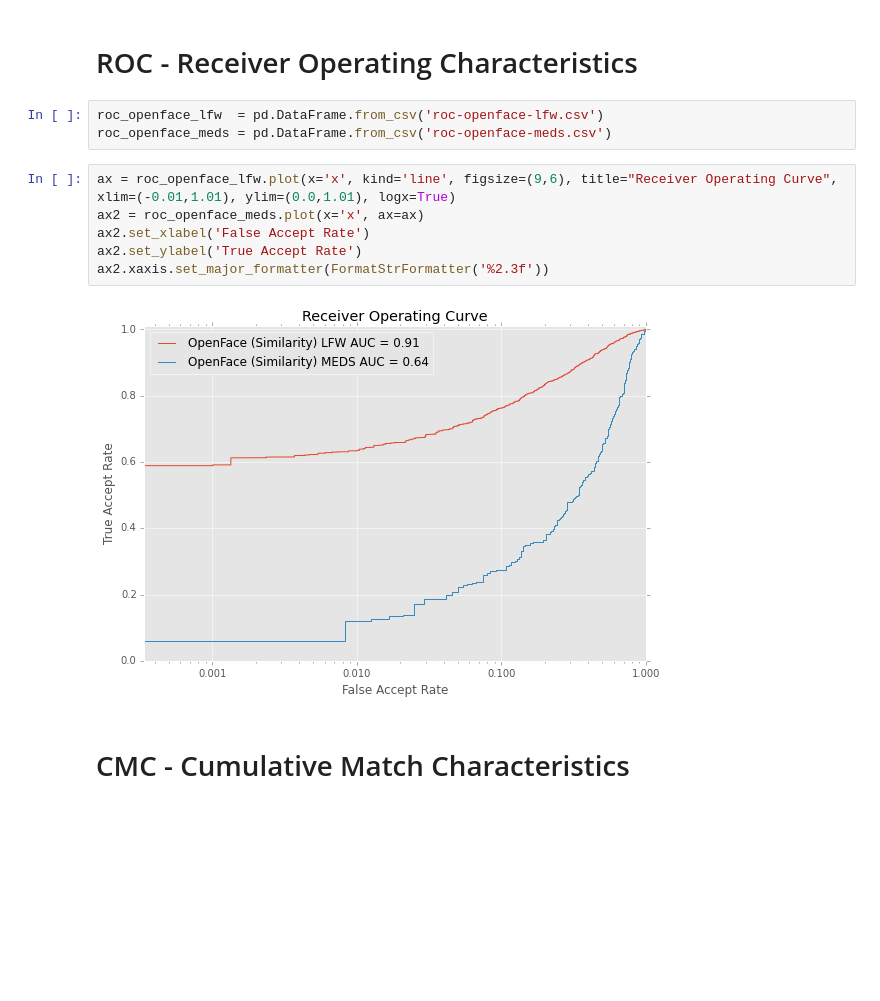
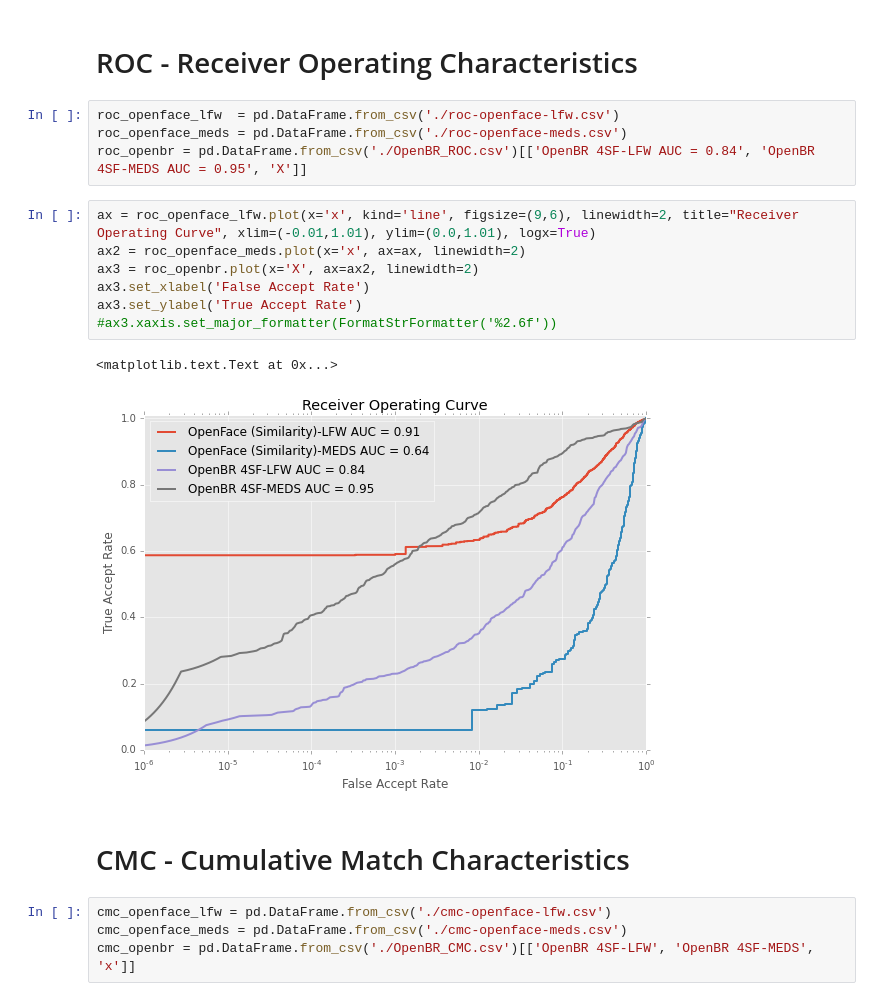
Before and after one commit to clemme/biometricsystems2016-frs, a Jupyter notebook: evaluation/OpenFace-OpenBR_Evaluation.ipynb, the cells around one changed output. Saved outputs shown, nothing was run; the diff lists cells and outputs as text; blank space fills up the shorter version.

```diff
--- a/evaluation/OpenFace-OpenBR_Evaluation.ipynb
+++ b/evaluation/OpenFace-OpenBR_Evaluation.ipynb
@@ -17,15 +17,22 @@ matplotlib.style.use('ggplot')
 # %% [markdown]
 # ROC - Receiver Operating Characteristics
 # %%
-roc_openface_lfw  = pd.DataFrame.from_csv('roc-openface-lfw.csv')
-roc_openface_meds = pd.DataFrame.from_csv('roc-openface-meds.csv')
+roc_openface_lfw  = pd.DataFrame.from_csv('./roc-openface-lfw.csv')
+roc_openface_meds = pd.DataFrame.from_csv('./roc-openface-meds.csv')
+roc_openbr = pd.DataFrame.from_csv('./OpenBR_ROC.csv')[['OpenBR 4SF-LFW AUC = 0.84', 'OpenBR 4SF-MEDS AUC = 0.95', 'X']]
 # %%
-ax = roc_openface_lfw.plot(x='x', kind='line', figsize=(9,6), title="Receiver Operating Curve", xlim=(-0.01,1.01), ylim=(0.0,1.01), logx=True)
-ax2 = roc_openface_meds.plot(x='x', ax=ax)
-ax2.set_xlabel('False Accept Rate')
-ax2.set_ylabel('True Accept Rate')
-ax2.xaxis.set_major_formatter(FormatStrFormatter('%2.3f'))
+ax = roc_openface_lfw.plot(x='x', kind='line', figsize=(9,6), linewidth=2, title="Receiver Operating Curve", xlim=(-0.01,1.01), ylim=(0.0,1.01), logx=True)
+ax2 = roc_openface_meds.plot(x='x', ax=ax, linewidth=2)
+ax3 = roc_openbr.plot(x='X', ax=ax2, linewidth=2)
+ax3.set_xlabel('False Accept Rate')
+ax3.set_ylabel('True Accept Rate')
+#ax3.xaxis.set_major_formatter(FormatStrFormatter('%2.6f'))
 # %% [output]
+<matplotlib.text.Text at 0x...>
-[figure, old version]
+[figure, new version]
 # %% [markdown]
 # CMC - Cumulative Match Characteristics
+# %%
+cmc_openface_lfw = pd.DataFrame.from_csv('./cmc-openface-lfw.csv')
+cmc_openface_meds = pd.DataFrame.from_csv('./cmc-openface-meds.csv')
+cmc_openbr = pd.DataFrame.from_csv('./OpenBR_CMC.csv')[['OpenBR 4SF-LFW', 'OpenBR 4SF-MEDS', 'x']]
```
Also changed, not shown: parts of 1 cell of this notebook, 6 other files.
